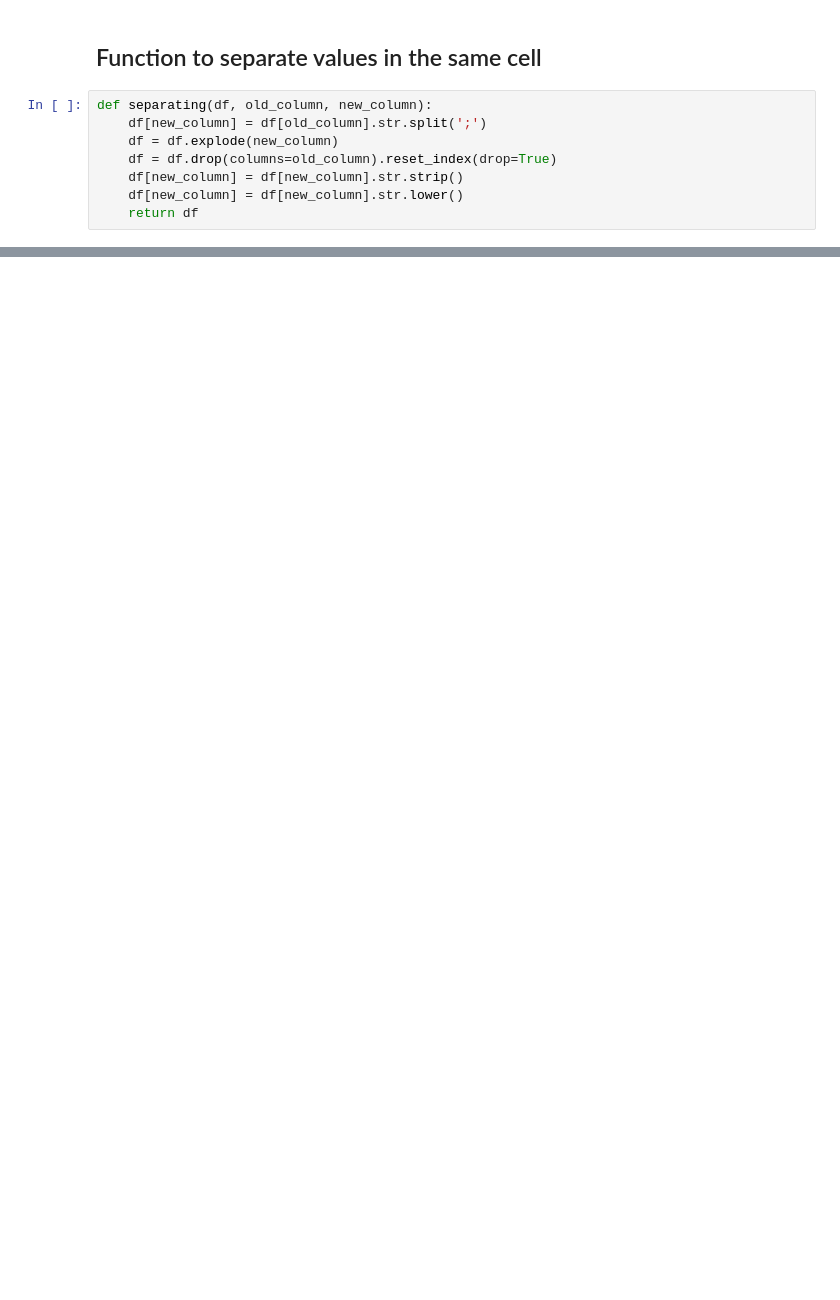
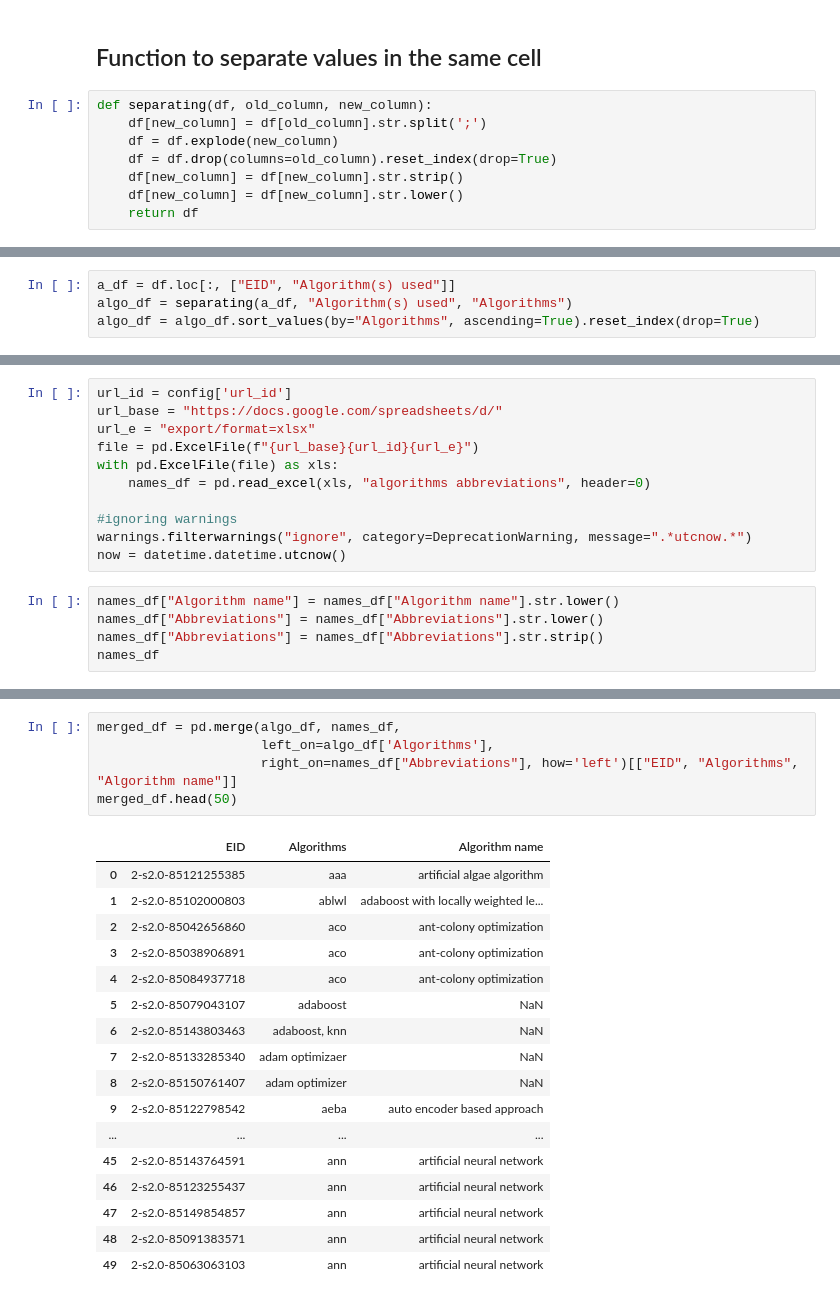
Before and after one commit to datagus/review_eda, a Jupyter notebook: analysis.ipynb, the cells around one changed output, grey strips where cells are left out. Cells and saved outputs as stored; diff of their text form; blank space fills up the shorter version.

```diff
--- a/analysis.ipynb
+++ b/analysis.ipynb
@@ -158,0 +195,4 @@ array(['conceptual', 'empirical', 'review', 'Review', 'Empirical',
+# %%
+a_df = df.loc[:, ["EID", "Algorithm(s) used"]]
+algo_df = separating(a_df, "Algorithm(s) used", "Algorithms")
+algo_df = algo_df.sort_values(by="Algorithms", ascending=True).reset_index(drop=True)
@@ -158,0 +219,16 @@ array(['conceptual', 'empirical', 'review', 'Review', 'Empirical',
+# %%
+url_id = config['url_id']
+url_base = "https://docs.google.com/spreadsheets/d/"
+url_e = "export/format=xlsx"
+file = pd.ExcelFile(f"{url_base}{url_id}{url_e}")
+with pd.ExcelFile(file) as xls:
+    names_df = pd.read_excel(xls, "algorithms abbreviations", header=0)
+
+#ignoring warnings
+warnings.filterwarnings("ignore", category=DeprecationWarning, message=".*utcnow.*")
+now = datetime.datetime.utcnow()
+# %%
+names_df["Algorithm name"] = names_df["Algorithm name"].str.lower()
+names_df["Abbreviations"] = names_df["Abbreviations"].str.lower()
+names_df["Abbreviations"] = names_df["Abbreviations"].str.strip()
+names_df
@@ -158,0 +249,23 @@ array(['conceptual', 'empirical', 'review', 'Review', 'Empirical',
+# %%
+merged_df = pd.merge(algo_df, names_df,
+                     left_on=algo_df['Algorithms'],
+                     right_on=names_df["Abbreviations"], how='left')[["EID", "Algorithms", "Algorithm name"]]
+merged_df.head(50)
+# %% [output]
+|  | EID | Algorithms | Algorithm name |
+| 0 | 2-s2.0-85121255385 | aaa | artificial algae algorithm |
+| 1 | 2-s2.0-85102000803 | ablwl | adaboost with locally weighted le... |
+| 2 | 2-s2.0-85042656860 | aco | ant-colony optimization |
+| 3 | 2-s2.0-85038906891 | aco | ant-colony optimization |
+| 4 | 2-s2.0-85084937718 | aco | ant-colony optimization |
+| 5 | 2-s2.0-85079043107 | adaboost | NaN |
+| 6 | 2-s2.0-85143803463 | adaboost, knn | NaN |
+| 7 | 2-s2.0-85133285340 | adam optimizaer | NaN |
+| 8 | 2-s2.0-85150761407 | adam optimizer | NaN |
+| 9 | 2-s2.0-85122798542 | aeba | auto encoder based approach |
+| ... | ... | ... | ... |
+| 45 | 2-s2.0-85143764591 | ann | artificial neural network |
+| 46 | 2-s2.0-85123255437 | ann | artificial neural network |
+| 47 | 2-s2.0-85149854857 | ann | artificial neural network |
+| 48 | 2-s2.0-85091383571 | ann | artificial neural network |
+| 49 | 2-s2.0-85063063103 | ann | artificial neural network |
```
Also changed, not shown: parts of 23 cells of this notebook.
